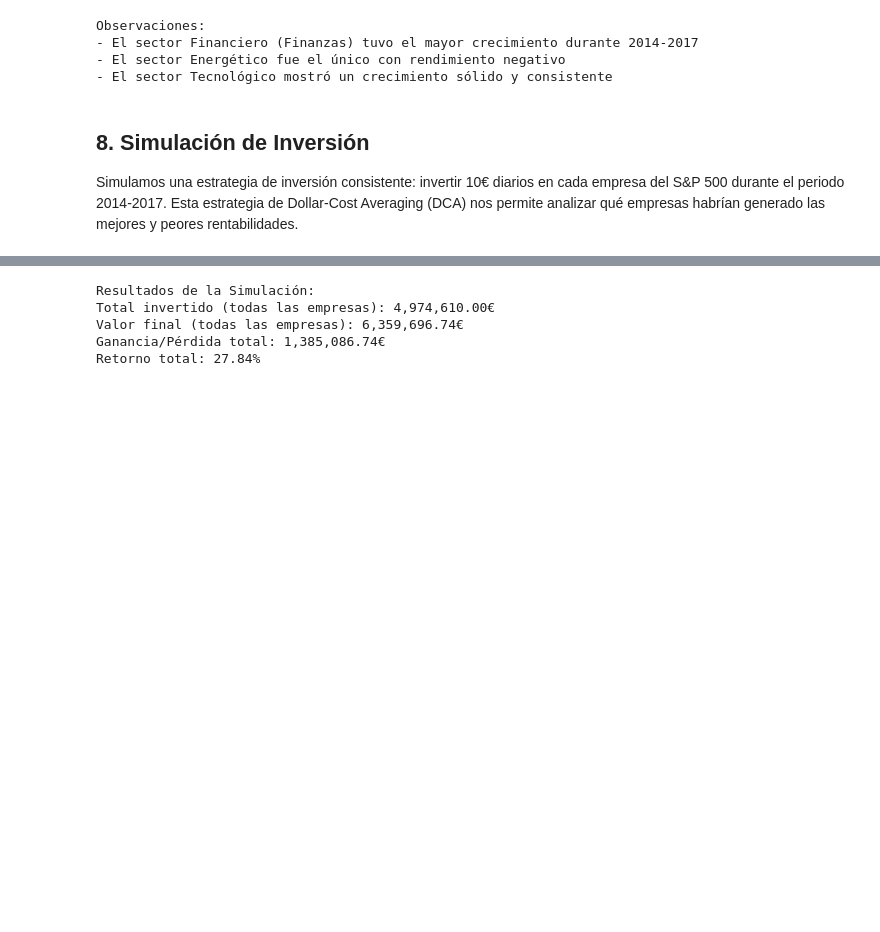
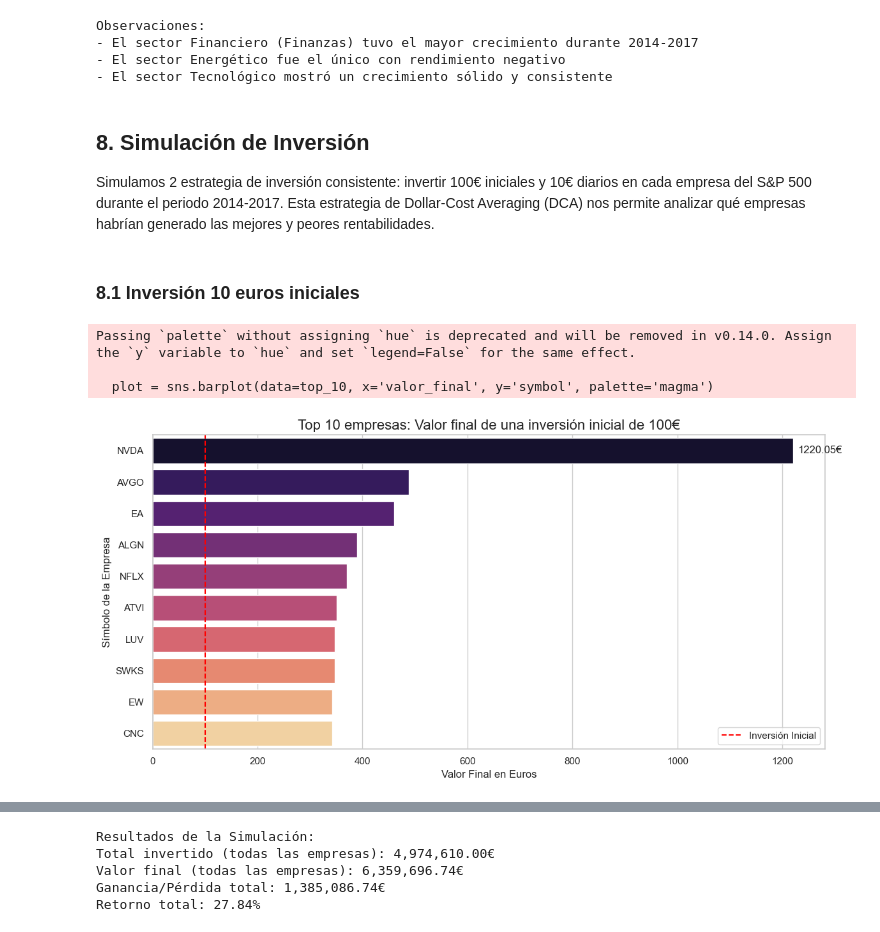
Before and after one commit to JohnHeSaFe/sp500-analysis-python, a Jupyter notebook: notebooks/analisis_sp500.ipynb, the cells around one changed output, grey strips where cells are left out. Saved outputs shown, nothing was run; the diff lists cells and outputs as text; code cells hidden in the pictures; blank space fills up the shorter version.

```diff
--- a/notebooks/analisis_sp500.ipynb
+++ b/notebooks/analisis_sp500.ipynb
@@ -477,4 +494,50 @@ Observaciones:
 # %% [markdown]
 ## 8. Simulación de Inversión
 
-Simulamos una estrategia de inversión consistente: invertir 10€ diarios en cada empresa del S&P 500 durante el periodo 2014-2017. Esta estrategia de Dollar-Cost Averaging (DCA) nos permite analizar qué empresas habrían generado las mejores y peores rentabilidades.
+Simulamos 2 estrategia de inversión consistente: invertir 100€ iniciales y 10€ diarios en cada empresa del S&P 500 durante el periodo 2014-2017. Esta estrategia de Dollar-Cost Averaging (DCA) nos permite analizar qué empresas habrían generado las mejores y peores rentabilidades.
+# %% [markdown]
+### 8.1 Inversión 10 euros iniciales
+# %%
+
+# 2. Asegurarnos de que la fecha sea tipo datetime y ordenar
+df['date'] = pd.to_datetime(df['date'])
+df = df.sort_values(['symbol', 'date'])
+
+# 3. Calcular el valor final de invertir 100€ por cada símbolo
+def calcular_retorno(group):
+    precio_inicial = group.iloc[0]['close']
+    precio_final = group.iloc[-1]['close']
+    valor_final = (100 / precio_inicial) * precio_final
+    return valor_final
+
+# Agrupamos por empresa y aplicamos la función
+resultados = df.groupby('symbol').apply(calcular_retorno).reset_index()
+resultados.columns = ['symbol', 'valor_final']
+
+# 4. Obtener las 10 mejores para el gráfico
+top_10 = resultados.sort_values(by='valor_final', ascending=False).head(10)
+
+# 5. Visualización con Seaborn y Matplotlib
+plt.figure(figsize=(12, 6))
+sns.set_theme(style="whitegrid")
+
+plot = sns.barplot(data=top_10, x='valor_final', y='symbol', palette='magma')
+
+# Añadir etiquetas de los valores en las barras
+plot.bar_label(plot.containers[0], fmt='%.2f€', padding=5)
+
+plt.title('Top 10 empresas: Valor final de una inversión inicial de 100€', fontsize=16)
+plt.xlabel('Valor Final en Euros', fontsize=12)
+plt.ylabel('Símbolo de la Empresa', fontsize=12)
+
+# Línea de referencia de los 100€ iniciales
+plt.axvline(100, color='red', linestyle='--', label='Inversión Inicial')
+plt.legend()
+
+plt.tight_layout()
+plt.show()
+# %% [output]
+Passing `palette` without assigning `hue` is deprecated and will be removed in v0.14.0. Assign the `y` variable to `hue` and set `legend=False` for the same effect.
+
+  plot = sns.barplot(data=top_10, x='valor_final', y='symbol', palette='magma')
+[figure, added]
```
Also changed, not shown: parts of 13 cells of this notebook.
